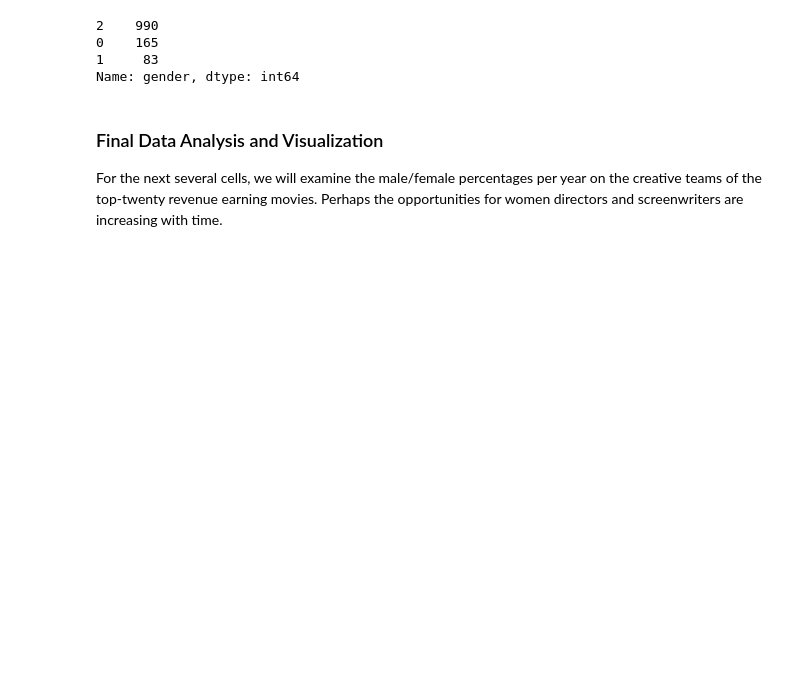
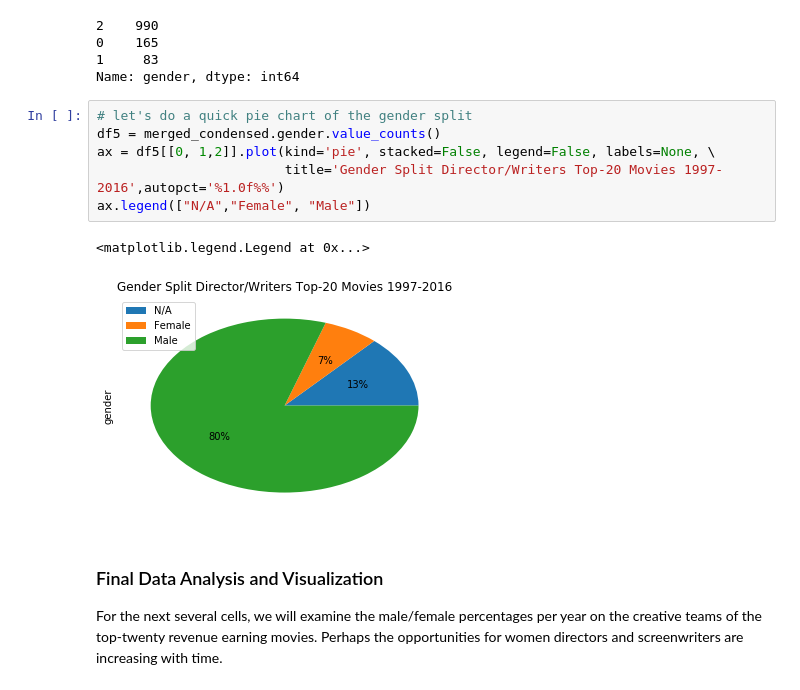
Before and after one commit to moscowjh/tmdb_dataset_analysis, a Jupyter notebook: Investigate a Dataset TMDB Movie Database (Jason H).ipynb, the cells around one changed output. Saved outputs shown, nothing was run; the diff lists cells and outputs as text; blank space fills up the shorter version.

Commit message:
Polishing Up Charts

```diff
--- a/Investigate a Dataset TMDB Movie Database (Jason H).ipynb
+++ b/Investigate a Dataset TMDB Movie Database (Jason H).ipynb
@@ -791,6 +791,15 @@ merged_condensed.gender.value_counts()
 0    165
 1     83
 Name: gender, dtype: int64
+# %%
+# let's do a quick pie chart of the gender split
+df5 = merged_condensed.gender.value_counts()
+ax = df5[[0, 1,2]].plot(kind='pie', stacked=False, legend=False, labels=None, \
+                        title='Gender Split Director/Writers Top-20 Movies 1997-2016',autopct='%1.0f%%')
+ax.legend(["N/A","Female", "Male"])
+# %% [output]
+<matplotlib.legend.Legend at 0x...>
+[figure, added]
 # %% [markdown]
 ### Final Data Analysis and Visualization
 
```
Also changed, not shown: parts of 1 cell of this notebook.
